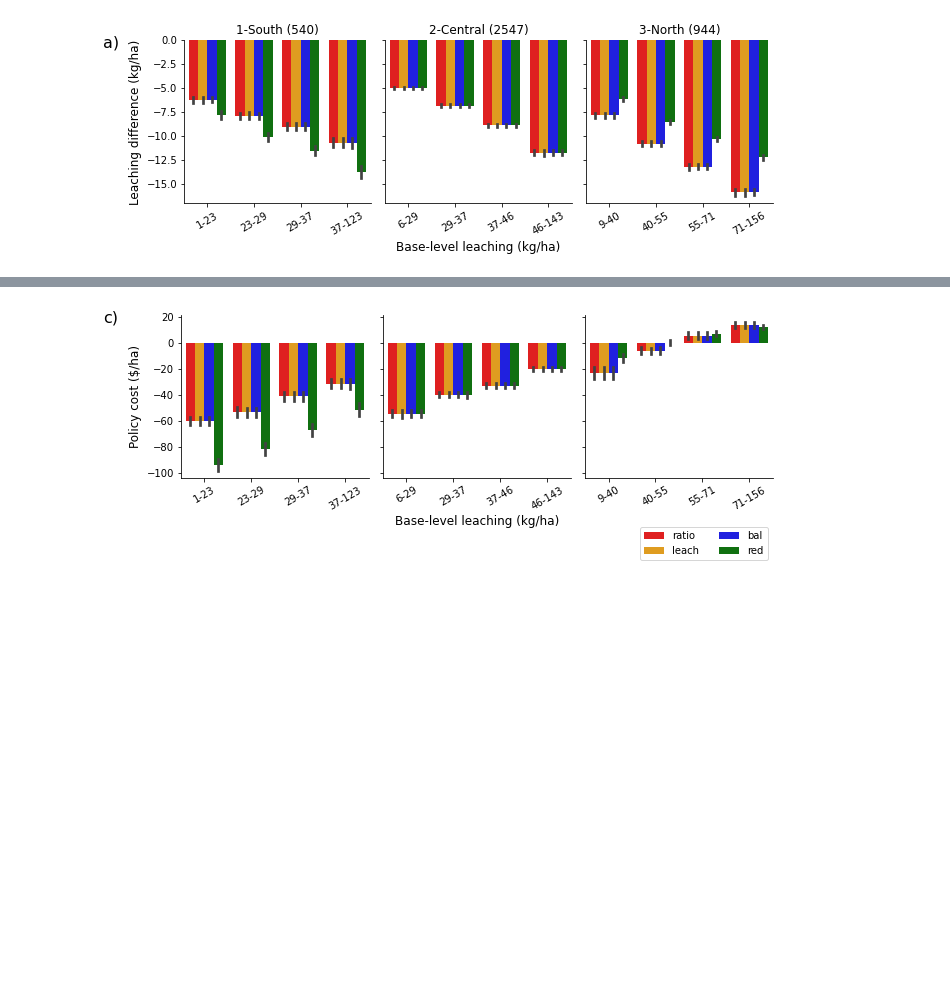
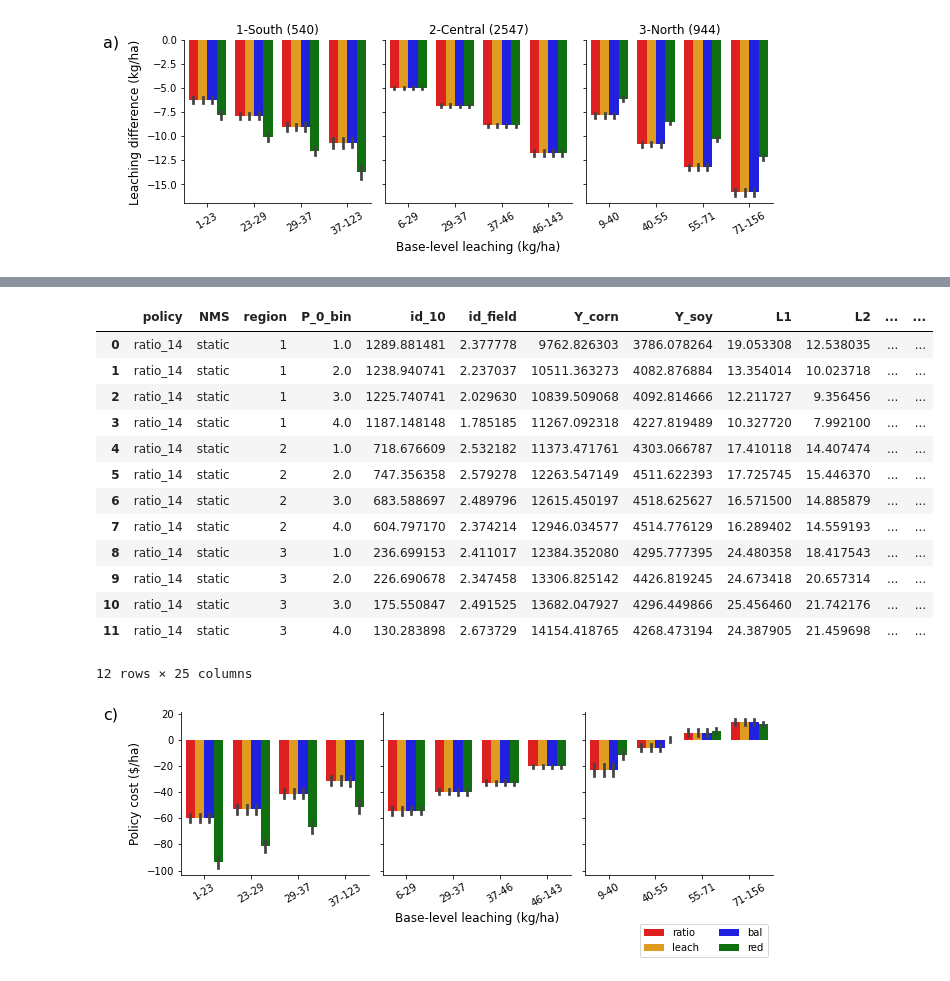
Before and after one commit to germanmandrini/n_policy, a Jupyter notebook: Codes/7a_field_effects_regions.ipynb, the cells around one changed output, grey strips where cells are left out. Cells and saved outputs as stored; diff of their text form; code cells hidden in the pictures; blank space fills up the shorter version.

```diff
--- a/Codes/7a_field_effects_regions.ipynb
+++ b/Codes/7a_field_effects_regions.ipynb
@@ -171,3 +203,20 @@ plt.savefig(plot_file_name, dpi=300, bbox_inches='tight')
+# %%
+perfomances_opt_df2[perfomances_opt_df2.policy_name == 'ratio'].groupby(['policy', 'NMS', 'region','P_0_bin']).mean().reset_index()
+# %% [output]
+|  | policy | NMS | region | P_0_bin | id_10 | id_field | Y_corn | Y_soy | L1 | L2 | ... | ... |
+| 0 | ratio_14 | static | 1 | 1.0 | 1289.881481 | 2.377778 | 9762.826303 | 3786.078264 | 19.053308 | 12.538035 | ... | ... |
+| 1 | ratio_14 | static | 1 | 2.0 | 1238.940741 | 2.237037 | 10511.363273 | 4082.876884 | 13.354014 | 10.023718 | ... | ... |
+| 2 | ratio_14 | static | 1 | 3.0 | 1225.740741 | 2.029630 | 10839.509068 | 4092.814666 | 12.211727 | 9.356456 | ... | ... |
+| 3 | ratio_14 | static | 1 | 4.0 | 1187.148148 | 1.785185 | 11267.092318 | 4227.819489 | 10.327720 | 7.992100 | ... | ... |
+| 4 | ratio_14 | static | 2 | 1.0 | 718.676609 | 2.532182 | 11373.471761 | 4303.066787 | 17.410118 | 14.407474 | ... | ... |
+| 5 | ratio_14 | static | 2 | 2.0 | 747.356358 | 2.579278 | 12263.547149 | 4511.622393 | 17.725745 | 15.446370 | ... | ... |
+| 6 | ratio_14 | static | 2 | 3.0 | 683.588697 | 2.489796 | 12615.450197 | 4518.625627 | 16.571500 | 14.885879 | ... | ... |
+| 7 | ratio_14 | static | 2 | 4.0 | 604.797170 | 2.374214 | 12946.034577 | 4514.776129 | 16.289402 | 14.559193 | ... | ... |
+| 8 | ratio_14 | static | 3 | 1.0 | 236.699153 | 2.411017 | 12384.352080 | 4295.777395 | 24.480358 | 18.417543 | ... | ... |
+| 9 | ratio_14 | static | 3 | 2.0 | 226.690678 | 2.347458 | 13306.825142 | 4426.819245 | 24.673418 | 20.657314 | ... | ... |
+| 10 | ratio_14 | static | 3 | 3.0 | 175.550847 | 2.491525 | 13682.047927 | 4296.449866 | 25.456460 | 21.742176 | ... | ... |
+| 11 | ratio_14 | static | 3 | 4.0 | 130.283898 | 2.673729 | 14154.418765 | 4268.473194 | 24.387905 | 21.459698 | ... | ... |
+12 rows × 25 columns
 # %%
 # BARCHART policy_cost by base-level L
 perfomances_opt_df2['L_0_bin'] = perfomances_opt_df2.groupby(['region'])['L_0'].transform(
```
Also changed, not shown: parts of 6 cells of this notebook, 5 other files.
